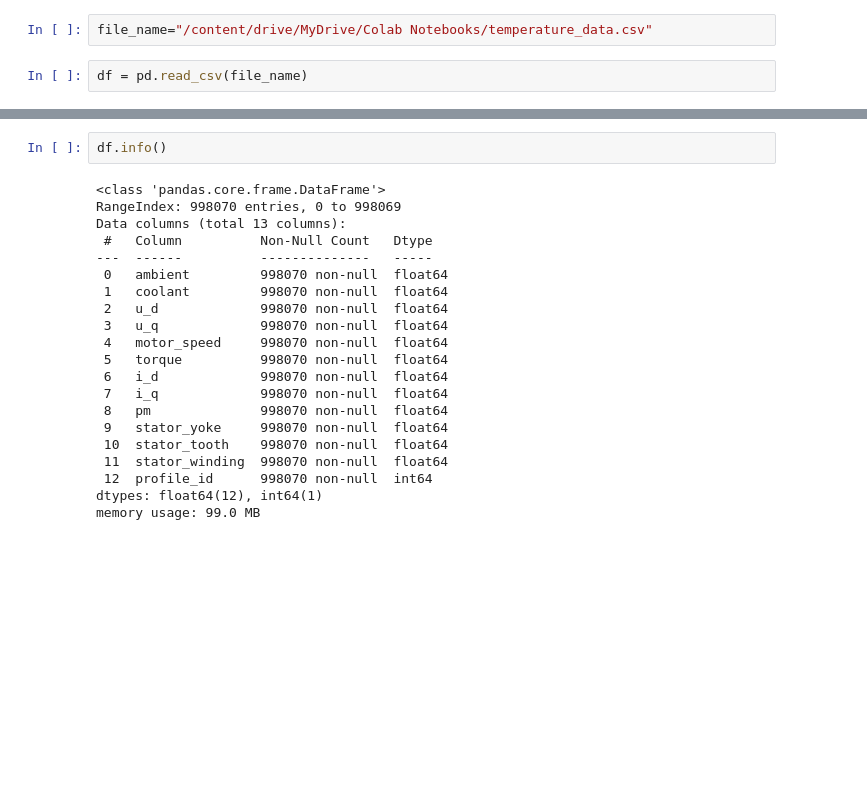
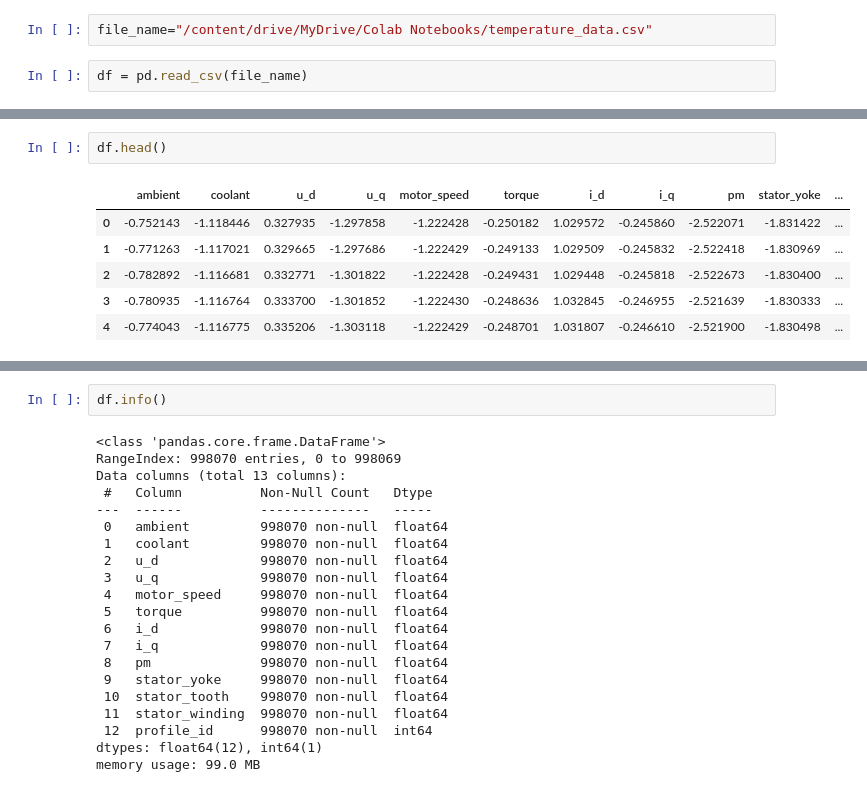
Before and after one commit to Vignesh-kanna/ml_with_flask, a Jupyter notebook: Electrice_Motor_prediction.ipynb, the cells around one changed output, grey strips where cells are left out. Drawn from its saved outputs; the diff is of its cells as text; blank space fills up the shorter version.

```diff
--- a/Electrice_Motor_prediction.ipynb
+++ b/Electrice_Motor_prediction.ipynb
@@ -24,0 +36,9 @@ df = pd.read_csv(file_name)
+# %%
+df.head()
+# %% [output]
+|  | ambient | coolant | u_d | u_q | motor_speed | torque | i_d | i_q | pm | stator_yoke | ... |
+| 0 | -0.752143 | -1.118446 | 0.327935 | -1.297858 | -1.222428 | -0.250182 | 1.029572 | -0.245860 | -2.522071 | -1.831422 | ... |
+| 1 | -0.771263 | -1.117021 | 0.329665 | -1.297686 | -1.222429 | -0.249133 | 1.029509 | -0.245832 | -2.522418 | -1.830969 | ... |
+| 2 | -0.782892 | -1.116681 | 0.332771 | -1.301822 | -1.222428 | -0.249431 | 1.029448 | -0.245818 | -2.522673 | -1.830400 | ... |
+| 3 | -0.780935 | -1.116764 | 0.333700 | -1.301852 | -1.222430 | -0.248636 | 1.032845 | -0.246955 | -2.521639 | -1.830333 | ... |
+| 4 | -0.774043 | -1.116775 | 0.335206 | -1.303118 | -1.222429 | -0.248701 | 1.031807 | -0.246610 | -2.521900 | -1.830498 | ... |
```
Also changed, not shown: parts of 24 cells of this notebook.
